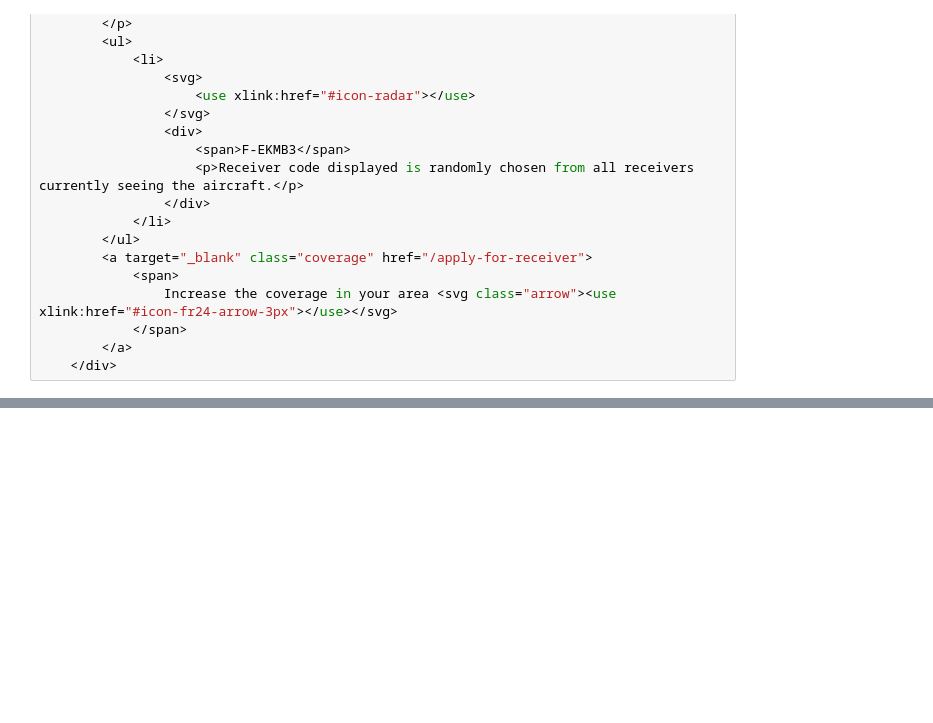
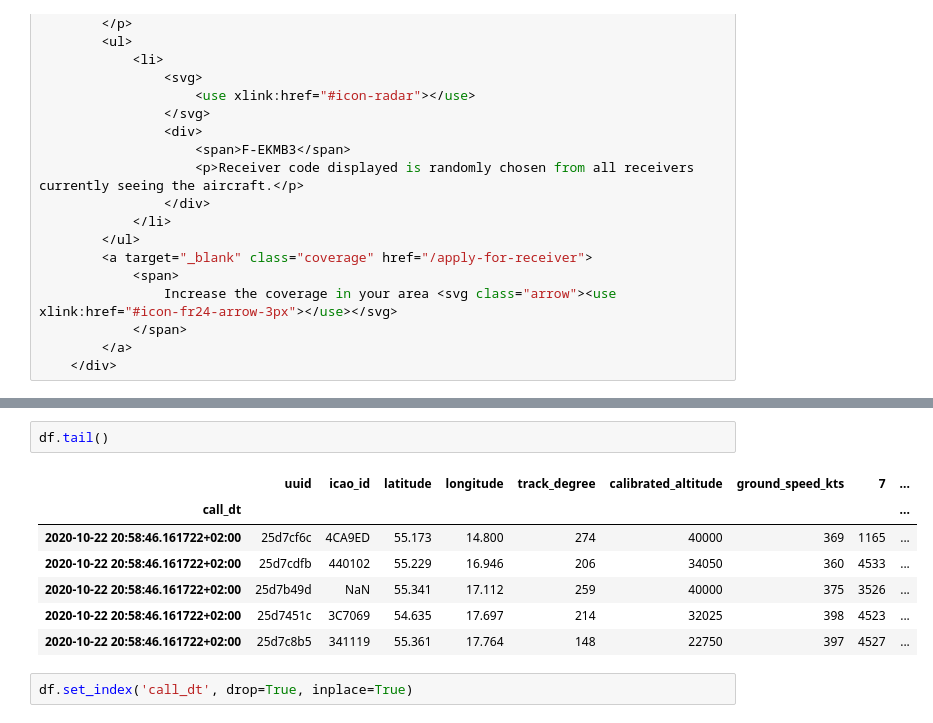
Before and after one commit to Proteusiq/bolig_visual, a Jupyter notebook: containers/notebook/projects/live_airline.ipynb, the cells around one changed output, grey strips where cells are left out. Drawn from its saved outputs; the diff is of its cells as text; blank space fills up the shorter version.

```diff
--- a/containers/notebook/projects/live_airline.ipynb
+++ b/containers/notebook/projects/live_airline.ipynb
@@ -170,0 +181,12 @@ df
+# %%
+df.tail()
+# %% [output]
+|  | uuid | icao_id | latitude | longitude | track_degree | calibrated_altitude | ground_speed_kts | 7 | ... |
+| call_dt |  |  |  |  |  |  |  |  | ... |
+| 2020-10-22 20:58:46.161722+02:00 | 25d7cf6c | 4CA9ED | 55.173 | 14.800 | 274 | 40000 | 369 | 1165 | ... |
+| 2020-10-22 20:58:46.161722+02:00 | 25d7cdfb | 440102 | 55.229 | 16.946 | 206 | 34050 | 360 | 4533 | ... |
+| 2020-10-22 20:58:46.161722+02:00 | 25d7b49d | NaN | 55.341 | 17.112 | 259 | 40000 | 375 | 3526 | ... |
+| 2020-10-22 20:58:46.161722+02:00 | 25d7451c | 3C7069 | 54.635 | 17.697 | 214 | 32025 | 398 | 4523 | ... |
+| 2020-10-22 20:58:46.161722+02:00 | 25d7c8b5 | 341119 | 55.361 | 17.764 | 148 | 22750 | 397 | 4527 | ... |
+# %%
+df.set_index('call_dt', drop=True, inplace=True)
```
Also changed, not shown: parts of 15 cells of this notebook, 2 other files.
